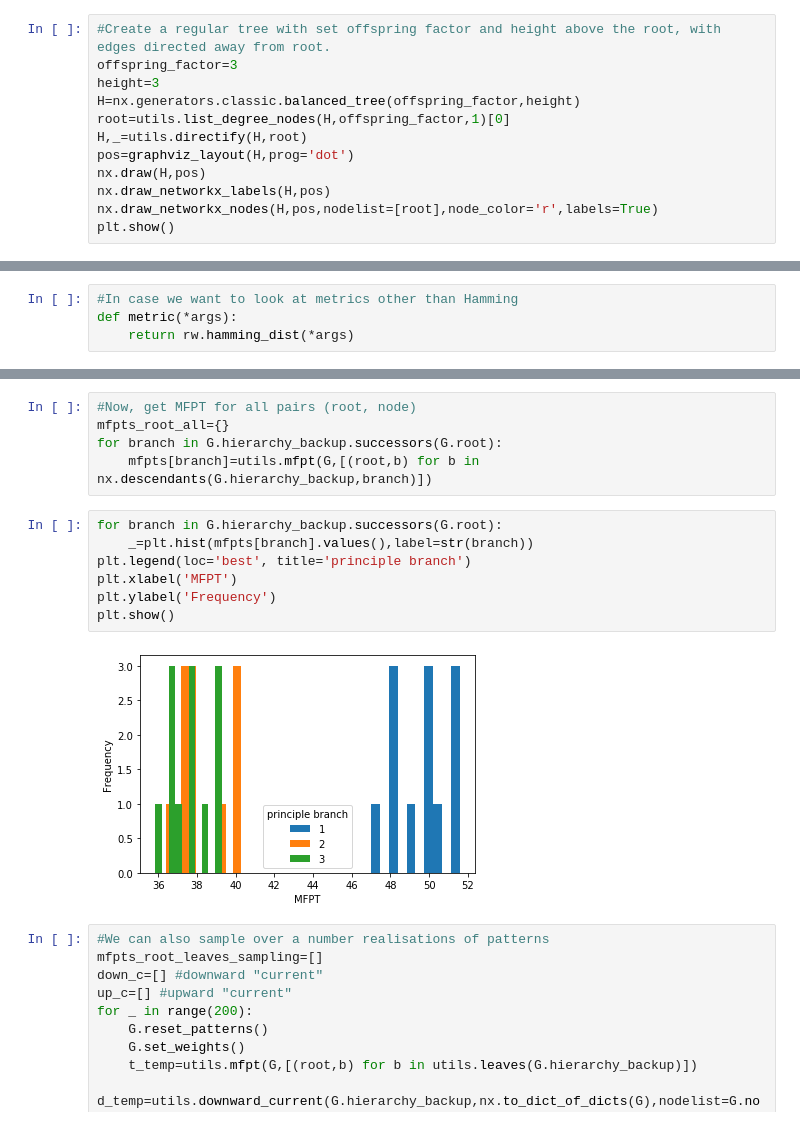
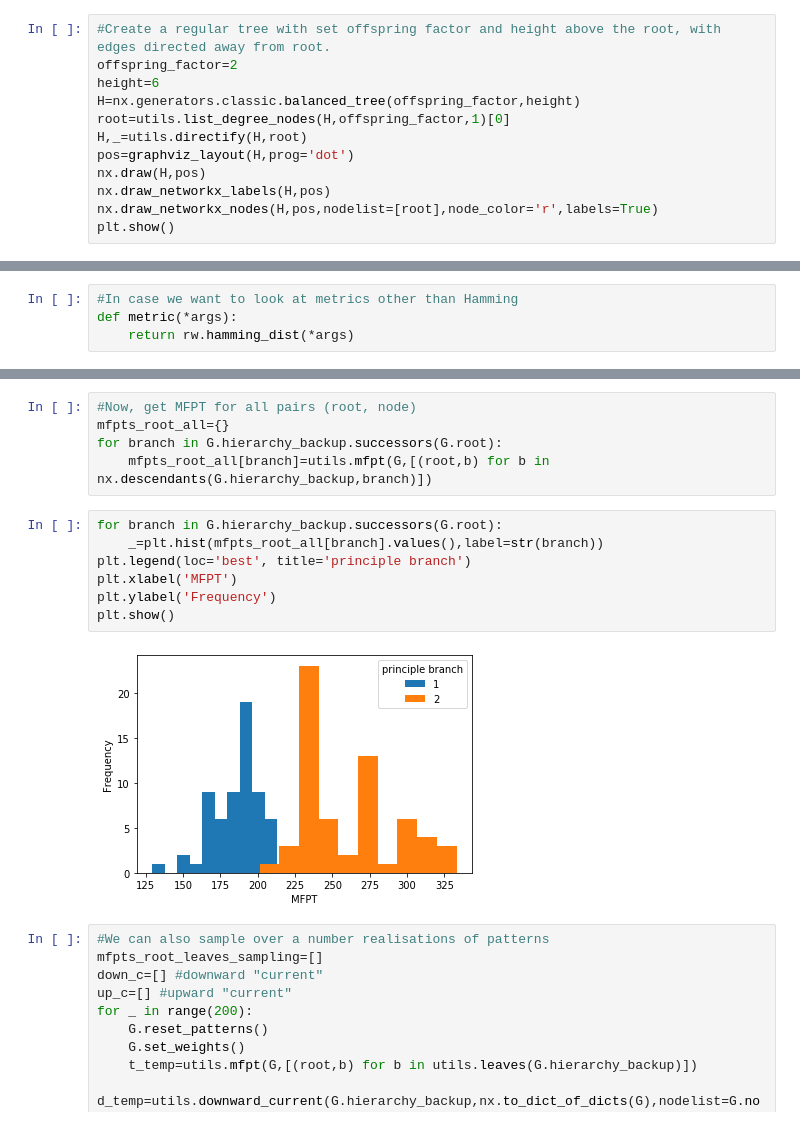
Before and after one commit to YPFoerster/pattern_walker, a Jupyter notebook: demonstrator.ipynb, the cells around one changed output, grey strips where cells are left out. Saved outputs shown, nothing was run; the diff lists cells and outputs as text.

```diff
--- a/demonstrator.ipynb
+++ b/demonstrator.ipynb
@@ -7,8 +7,8 @@ import matplotlib.pyplot as plt
 from networkx.drawing.nx_agraph import graphviz_layout
 # %%
 #Create a regular tree with set offspring factor and height above the root, with edges directed away from root.
-offspring_factor=3
-height=3
+offspring_factor=2
+height=6
 H=nx.generators.classic.balanced_tree(offspring_factor,height)
 root=utils.list_degree_nodes(H,offspring_factor,1)[0]
 H,_=utils.directify(H,root)
@@ -76,16 +76,16 @@ target node: 30
 #Now, get MFPT for all pairs (root, node)
 mfpts_root_all={}
 for branch in G.hierarchy_backup.successors(G.root):
-    mfpts[branch]=utils.mfpt(G,[(root,b) for b in nx.descendants(G.hierarchy_backup,branch)])
+    mfpts_root_all[branch]=utils.mfpt(G,[(root,b) for b in nx.descendants(G.hierarchy_backup,branch)])
 # %%
 for branch in G.hierarchy_backup.successors(G.root):
-    _=plt.hist(mfpts[branch].values(),label=str(branch))
+    _=plt.hist(mfpts_root_all[branch].values(),label=str(branch))
 plt.legend(loc='best', title='principle branch')
 plt.xlabel('MFPT')
 plt.ylabel('Frequency')
 plt.show()
 # %% [output]
-[figure, old version]
+[figure, new version]
 # %%
 #We can also sample over a number realisations of patterns
 mfpts_root_leaves_sampling=[]
```
Also changed, not shown: parts of 9 cells of this notebook.
